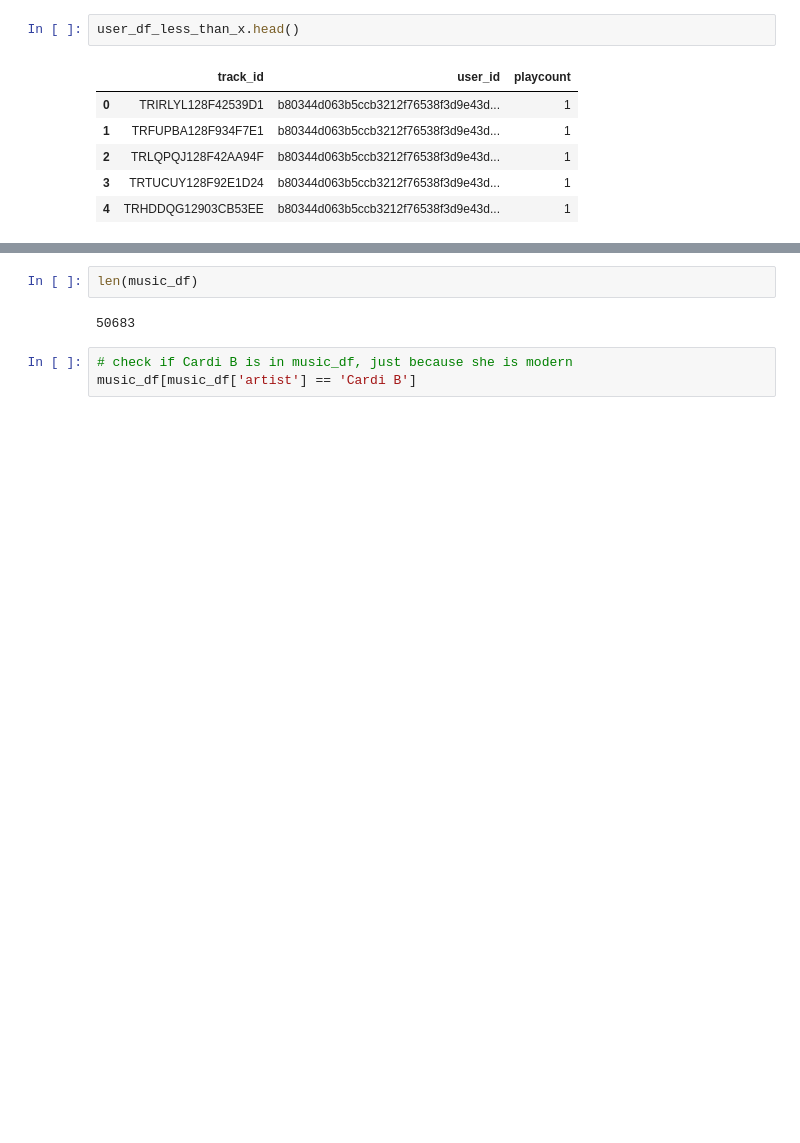
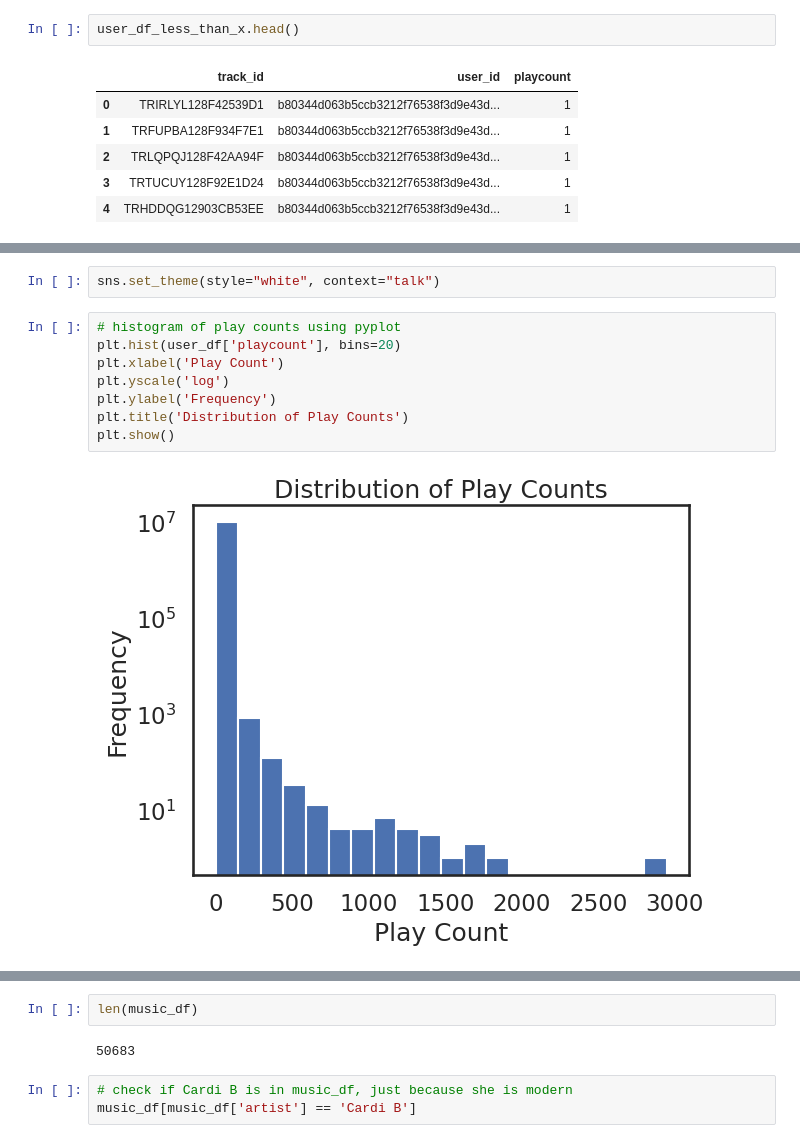
Before and after one commit to iliketurtles83/super-couscous, a Jupyter notebook: 01-analysis.ipynb, the cells around one changed output, grey strips where cells are left out. Drawn from its saved outputs; the diff is of its cells as text; blank space fills up the shorter version.

```diff
--- a/01-analysis.ipynb
+++ b/01-analysis.ipynb
@@ -75,0 +69,12 @@ music_df.head()
+# %%
+sns.set_theme(style="white", context="talk")
+# %%
+# histogram of play counts using pyplot
+plt.hist(user_df['playcount'], bins=20)
+plt.xlabel('Play Count')
+plt.yscale('log')
+plt.ylabel('Frequency')
+plt.title('Distribution of Play Counts')
+plt.show()
+# %% [output]
+[figure, added]
```
Also changed, not shown: parts of 16 cells of this notebook.
